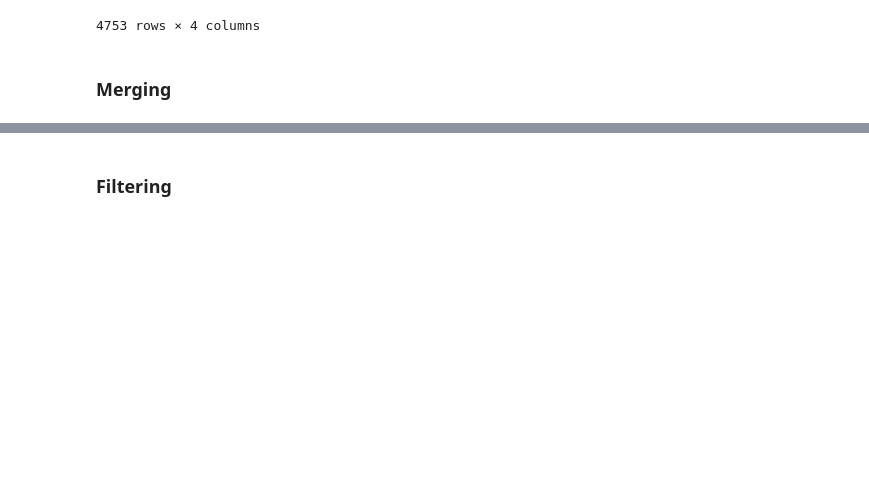
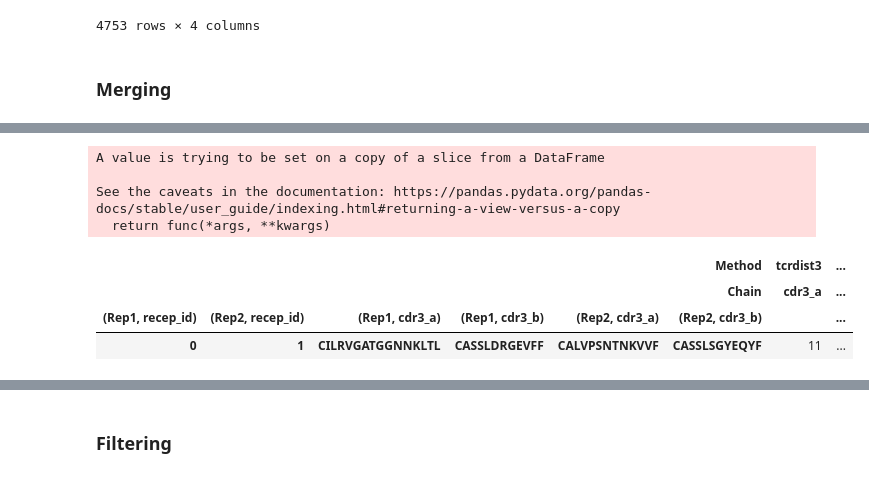
Before and after one commit to SchubertLab/epytope, a Jupyter notebook: TCR Similarity.ipynb, the cells around one changed output, grey strips where cells are left out. Cells and saved outputs as stored; diff of their text form; code cells hidden in the pictures; blank space fills up the shorter version.

Commit message:
Adjusting the documentation

```diff
--- a/TCR Similarity.ipynb
+++ b/TCR Similarity.ipynb
@@ -242,0 +267,13 @@ See the caveats in the documentation: https://pandas.pydata.org/pandas-docs/stab
+# %%
+result2 = mo.compute_distance_from_dataset(df1=df2, organism="mouse", seq_type="ALPHA", default=False,
+                                             metric='nw_hamming_metric', open=2, extend=2, source="dash")
+result2
+# %% [output]
+A value is trying to be set on a copy of a slice from a DataFrame
+
+See the caveats in the documentation: https://pandas.pydata.org/pandas-docs/stable/user_guide/indexing.html#returning-a-view-versus-a-copy
+  return func(*args, **kwargs)
+|  |  |  |  |  | Method | tcrdist3 | ... |
+|  |  |  |  |  | Chain | cdr3_a | ... |
+| (Rep1, recep_id) | (Rep2, recep_id) | (Rep1, cdr3_a) | (Rep1, cdr3_b) | (Rep2, cdr3_a) | (Rep2, cdr3_b) |  | ... |
+| 0 | 1 | CILRVGATGGNNKLTL | CASSLDRGEVFF | CALVPSNTNKVVF | CASSLSGYEQYF | 11 | ... |
```
Also changed, not shown: parts of 3 cells of this notebook, 5 other files.
